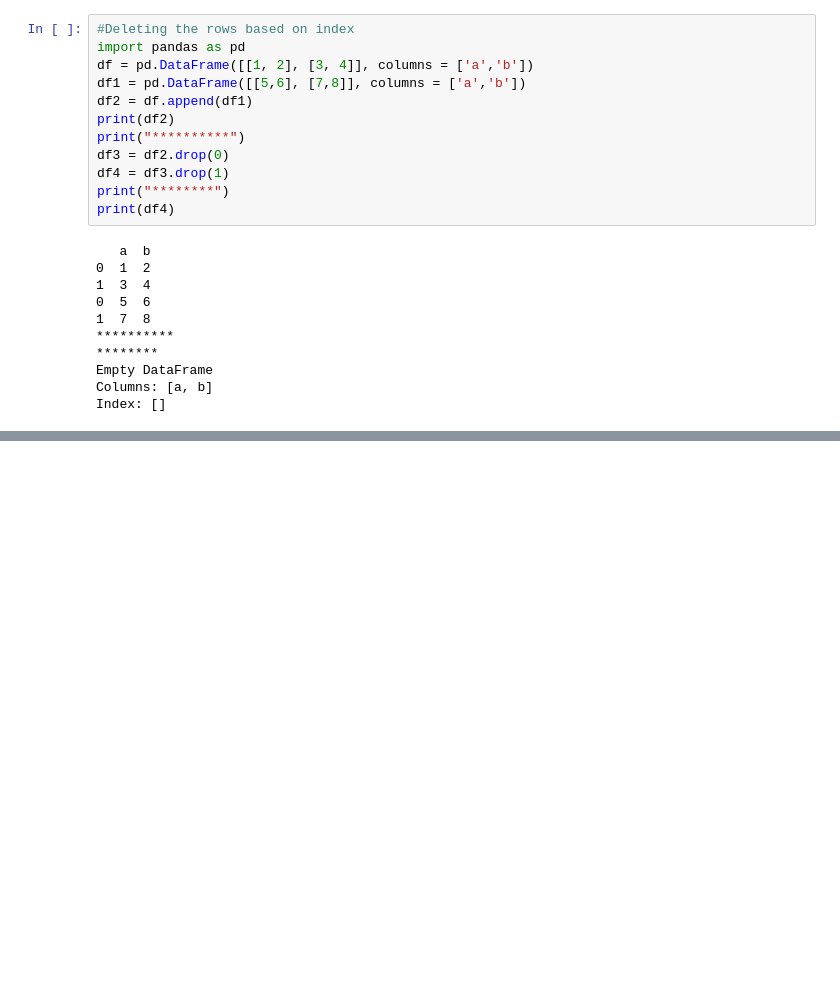
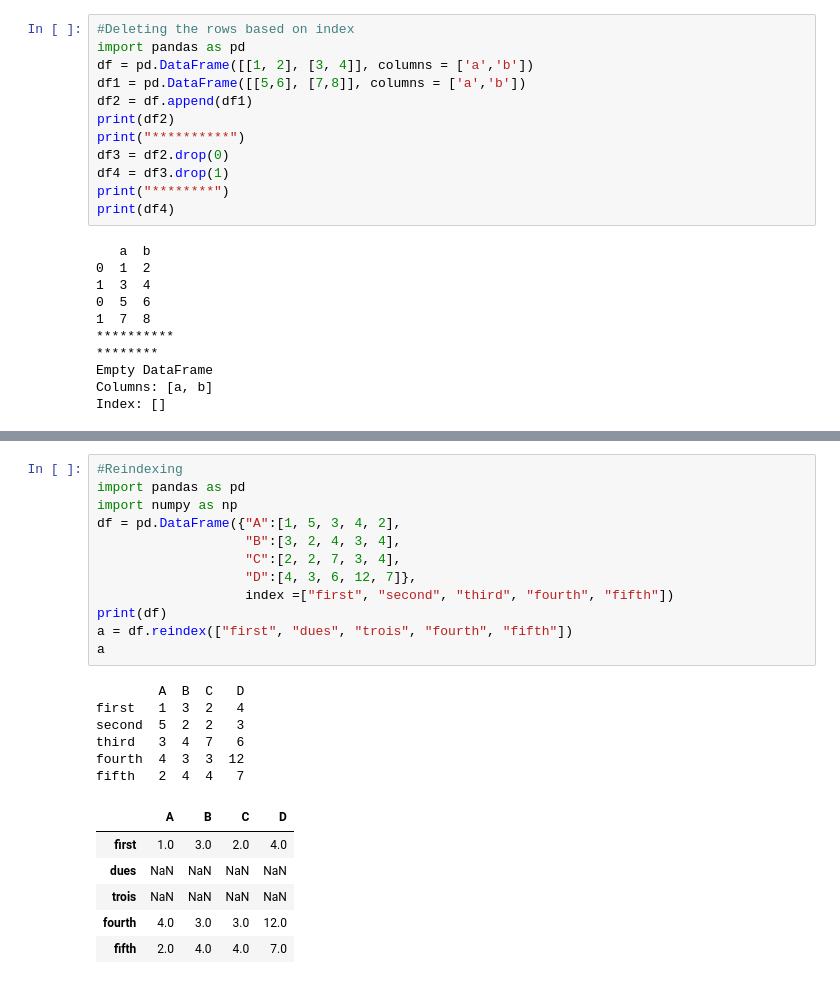
Before and after one commit to Hackveda/FullStackDjango_SrichandanChinnam, a Jupyter notebook: pythontest.ipynb, the cells around one changed output, grey strips where cells are left out. Drawn from its saved outputs; the diff is of its cells as text; blank space fills up the shorter version.

Commit message:
Pandas Changes

```diff
--- a/pythontest.ipynb
+++ b/pythontest.ipynb
@@ -193,0 +310,25 @@ Index: []
+# %%
+#Reindexing
+import pandas as pd
+import numpy as np
+df = pd.DataFrame({"A":[1, 5, 3, 4, 2],
+                   "B":[3, 2, 4, 3, 4],
+                   "C":[2, 2, 7, 3, 4],
+                   "D":[4, 3, 6, 12, 7]},
+                   index =["first", "second", "third", "fourth", "fifth"])
+print(df)
+a = df.reindex(["first", "dues", "trois", "fourth", "fifth"])
+a
+# %% [output]
+        A  B  C   D
+first   1  3  2   4
+second  5  2  2   3
+third   3  4  7   6
+fourth  4  3  3  12
+fifth   2  4  4   7
+|  | A | B | C | D |
+| first | 1.0 | 3.0 | 2.0 | 4.0 |
+| dues | NaN | NaN | NaN | NaN |
+| trois | NaN | NaN | NaN | NaN |
+| fourth | 4.0 | 3.0 | 3.0 | 12.0 |
+| fifth | 2.0 | 4.0 | 4.0 | 7.0 |
```
Also changed, not shown: parts of 18 cells of this notebook.
